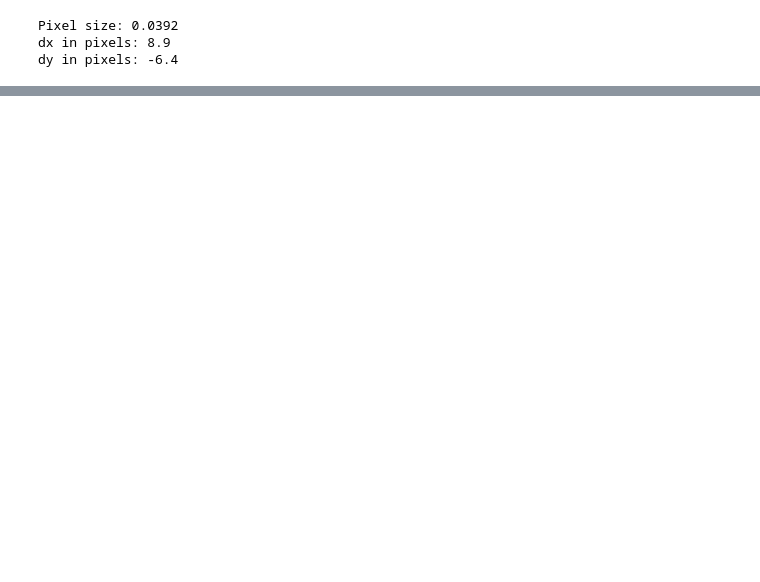
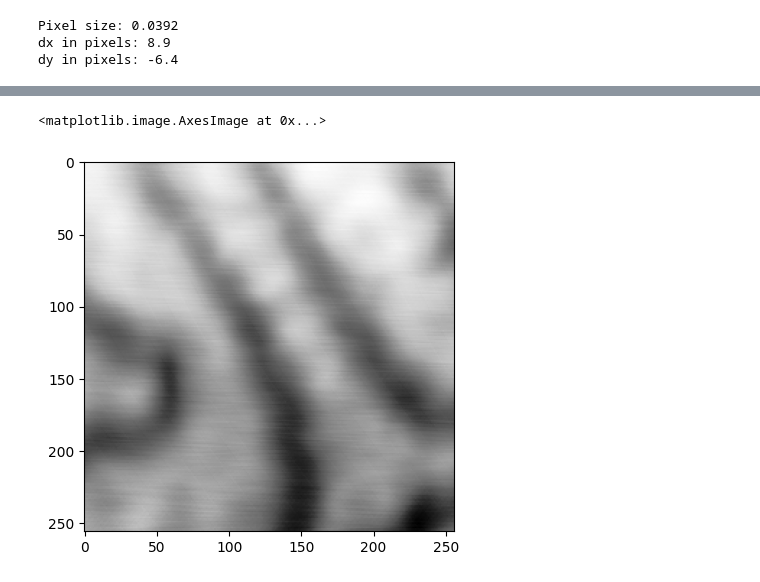
Before and after one commit to ConnorV97/Ko_Group_Software_Apps, a Jupyter notebook: Python Codes/Test_Files/Data_Analysis/FFT 2D Lattice Simulations.ipynb, the cells around one changed output, grey strips where cells are left out. Cells and saved outputs as stored; diff of their text form; code cells hidden in the pictures; blank space fills up the shorter version.

```diff
--- a/Python Codes/Test_Files/Data_Analysis/FFT 2D Lattice Simulations.ipynb
+++ b/Python Codes/Test_Files/Data_Analysis/FFT 2D Lattice Simulations.ipynb
@@ -355,0 +370,14 @@ plt.imshow(np.abs(np.fft.fftshift(cross)), cmap = "viridis")
+# %%
+scan1 = ns2.read.Scan(r"C:\Users\conno\Downloads\20251218_Au(111)_4K_Auto_Mag-20260214T010226Z-1-001\20251218_Au(111)_4K_Auto_Mag\Au(111)_4k_STM_AUTO_(Both)_0.5T_Au(111)_0109.sxm")
+scan2 = ns2.read.Scan(r"C:\Users\conno\Downloads\20251218_Au(111)_4K_Auto_Mag-20260214T010226Z-1-001\20251218_Au(111)_4K_Auto_Mag\Au(111)_4k_STM_AUTO_(Both)_0.5T_Au(111)_0111.sxm")
+# %%
+z_dict_1= scan1.signals["Z"]
+z_dict_2 = scan2.signals["Z"]
+
+z_array_1 = np.array(z_dict_1['forward'], dtype = np.float64)
+z_array_2 = np.array(z_dict_2['forward'], dtype = np.float64)
+# %%
+plt.imshow(z_array_1, cmap = "Greys")
+# %% [output]
+<matplotlib.image.AxesImage at 0x...>
+[figure, added]
```
Also changed, not shown: parts of 21 cells of this notebook, 1 other file.
